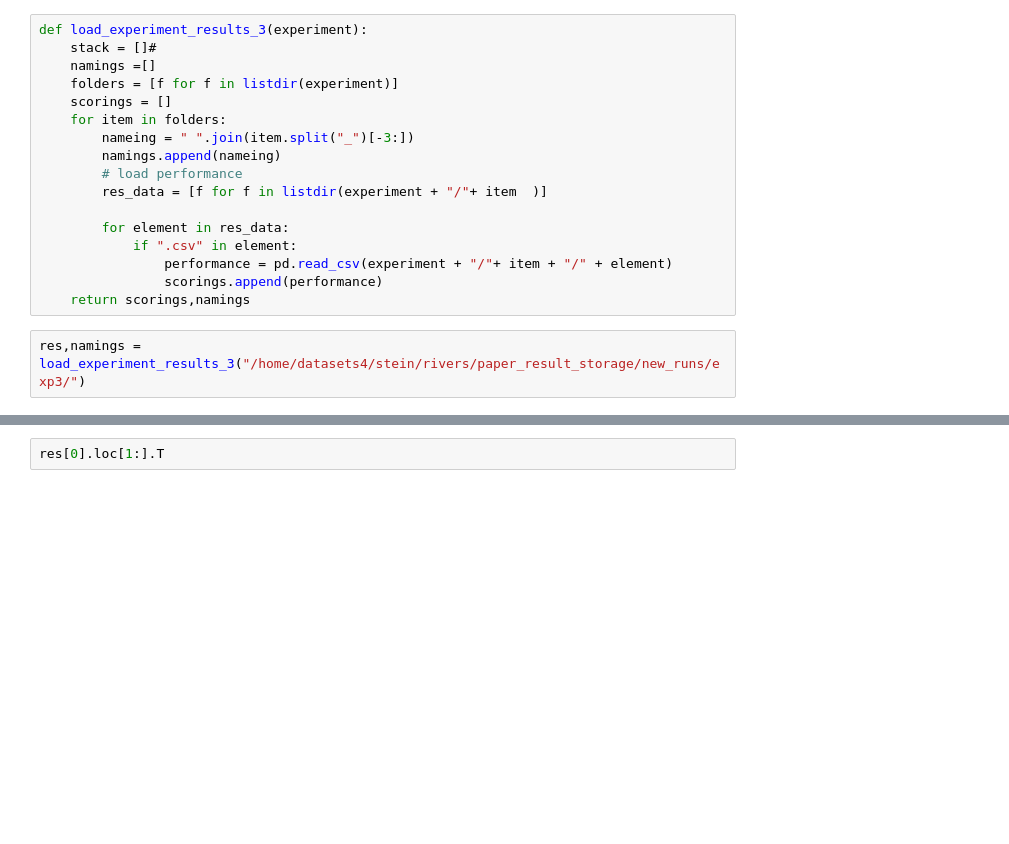
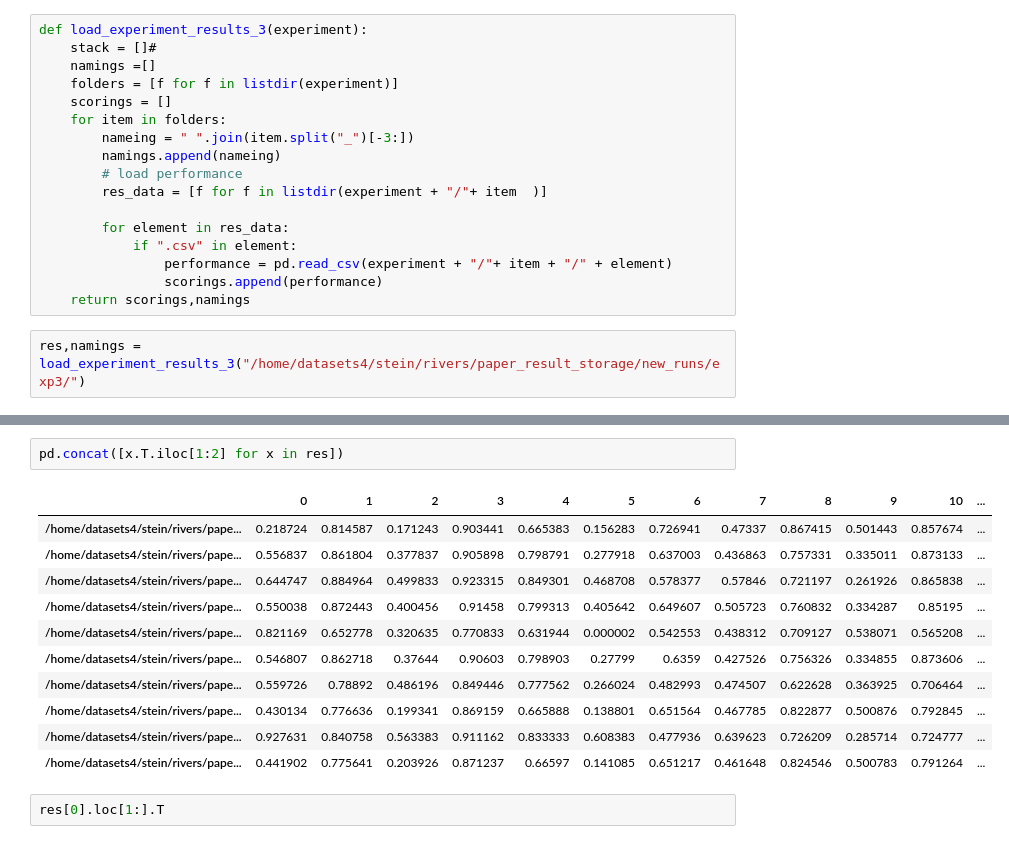
Before and after one commit to CausalRivers/experiments, a Jupyter notebook: exp3.ipynb, the cells around one changed output, grey strips where cells are left out. Saved outputs shown, nothing was run; the diff lists cells and outputs as text; blank space fills up the shorter version.

```diff
--- a/exp3.ipynb
+++ b/exp3.ipynb
@@ -78,3 +150,17 @@ res,namings = load_experiment_results_3("/home/datasets4/stein/rivers/paper_resu
+# %%
+pd.concat([x.T.iloc[1:2] for x in res])
+# %% [output]
+|  | 0 | 1 | 2 | 3 | 4 | 5 | 6 | 7 | 8 | 9 | 10 | ... |
+| /home/datasets4/stein/rivers/pape... | 0.218724 | 0.814587 | 0.171243 | 0.903441 | 0.665383 | 0.156283 | 0.726941 | 0.47337 | 0.867415 | 0.501443 | 0.857674 | ... |
+| /home/datasets4/stein/rivers/pape... | 0.556837 | 0.861804 | 0.377837 | 0.905898 | 0.798791 | 0.277918 | 0.637003 | 0.436863 | 0.757331 | 0.335011 | 0.873133 | ... |
+| /home/datasets4/stein/rivers/pape... | 0.644747 | 0.884964 | 0.499833 | 0.923315 | 0.849301 | 0.468708 | 0.578377 | 0.57846 | 0.721197 | 0.261926 | 0.865838 | ... |
+| /home/datasets4/stein/rivers/pape... | 0.550038 | 0.872443 | 0.400456 | 0.91458 | 0.799313 | 0.405642 | 0.649607 | 0.505723 | 0.760832 | 0.334287 | 0.85195 | ... |
+| /home/datasets4/stein/rivers/pape... | 0.821169 | 0.652778 | 0.320635 | 0.770833 | 0.631944 | 0.000002 | 0.542553 | 0.438312 | 0.709127 | 0.538071 | 0.565208 | ... |
+| /home/datasets4/stein/rivers/pape... | 0.546807 | 0.862718 | 0.37644 | 0.90603 | 0.798903 | 0.27799 | 0.6359 | 0.427526 | 0.756326 | 0.334855 | 0.873606 | ... |
+| /home/datasets4/stein/rivers/pape... | 0.559726 | 0.78892 | 0.486196 | 0.849446 | 0.777562 | 0.266024 | 0.482993 | 0.474507 | 0.622628 | 0.363925 | 0.706464 | ... |
+| /home/datasets4/stein/rivers/pape... | 0.430134 | 0.776636 | 0.199341 | 0.869159 | 0.665888 | 0.138801 | 0.651564 | 0.467785 | 0.822877 | 0.500876 | 0.792845 | ... |
+| /home/datasets4/stein/rivers/pape... | 0.927631 | 0.840758 | 0.563383 | 0.911162 | 0.833333 | 0.608383 | 0.477936 | 0.639623 | 0.726209 | 0.285714 | 0.724777 | ... |
+| /home/datasets4/stein/rivers/pape... | 0.441902 | 0.775641 | 0.203926 | 0.871237 | 0.66597 | 0.141085 | 0.651217 | 0.461648 | 0.824546 | 0.500783 | 0.791264 | ... |
 # %%
 res[0].loc[1:].T
 # %% [output]
```
Also changed, not shown: parts of 7 cells of this notebook.
